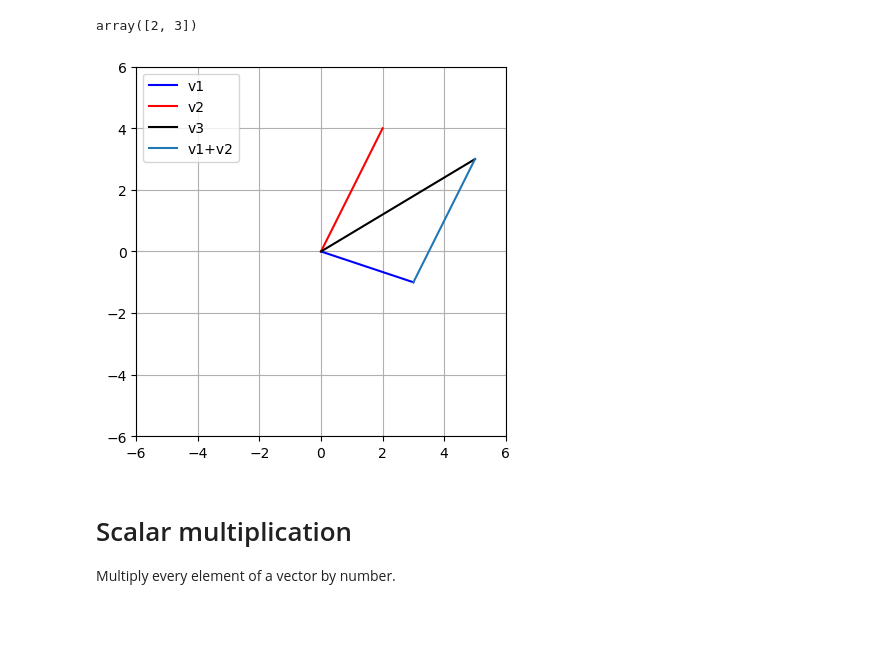
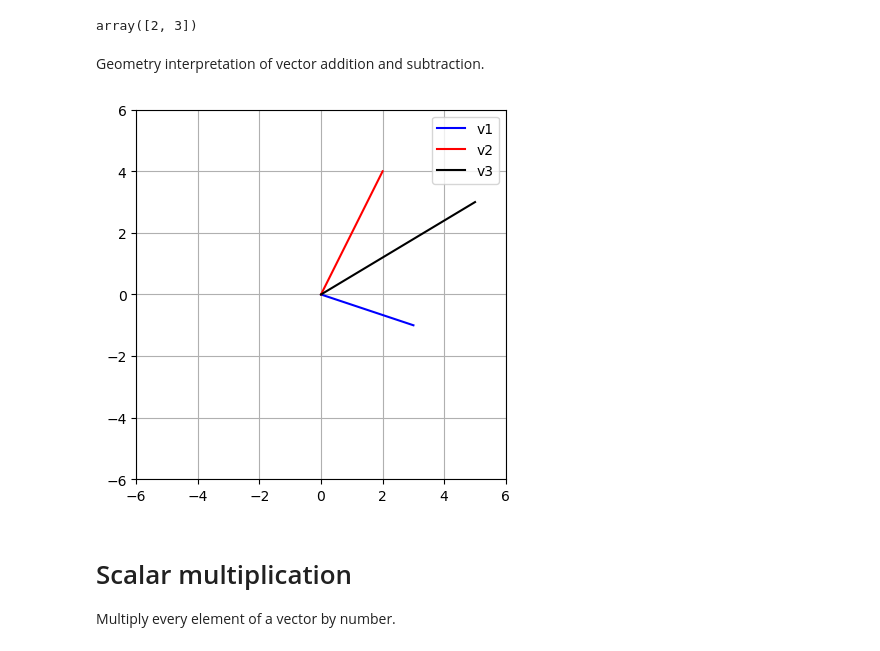
Before and after one commit to davidul/data-science, a Jupyter notebook: 02-linear-algebra/vectors.ipynb, the cells around one changed output. Drawn from its saved outputs; the diff is of its cells as text; code cells hidden in the pictures; blank space fills up the shorter version.

```diff
--- a/02-linear-algebra/vectors.ipynb
+++ b/02-linear-algebra/vectors.ipynb
@@ -63,17 +71,18 @@ v6 = v4 + v5
 v6
 # %% [output]
 array([2, 3])
+# %% [markdown]
+Geometry interpretation of vector addition and subtraction.
 # %%
-plt.plot([0,v1[0]],[0,v1[1]],'b',label='v1')
-plt.plot([0,v2[0]],[0,v2[1]],'r',label='v2')
-plt.plot([0,v3[0]],[0,v3[1]],'k',label='v3')
-plt.plot([0,v2[0]]+v1[0], [0,v2[1]]+v1[1], label='v1+v2')
+plt.plot([0,v1[0]],[0,v1[1]],'b',label='v1') # plot v1 as a blue line
+plt.plot([0,v2[0]],[0,v2[1]],'r',label='v2') # plot v2 as a red line
+plt.plot([0,v3[0]],[0,v3[1]],'k',label='v3') # plot v3 as a black line
 plt.legend()
 plt.axis('square')
 plt.axis((-6,6,-6,6))
 plt.grid()
 # %% [output]
-[figure, old version]
+[figure, new version]
 # %% [markdown]
 # Scalar multiplication
 Multiply every element of a vector by number.
```
Also changed, not shown: parts of 8 cells of this notebook.
